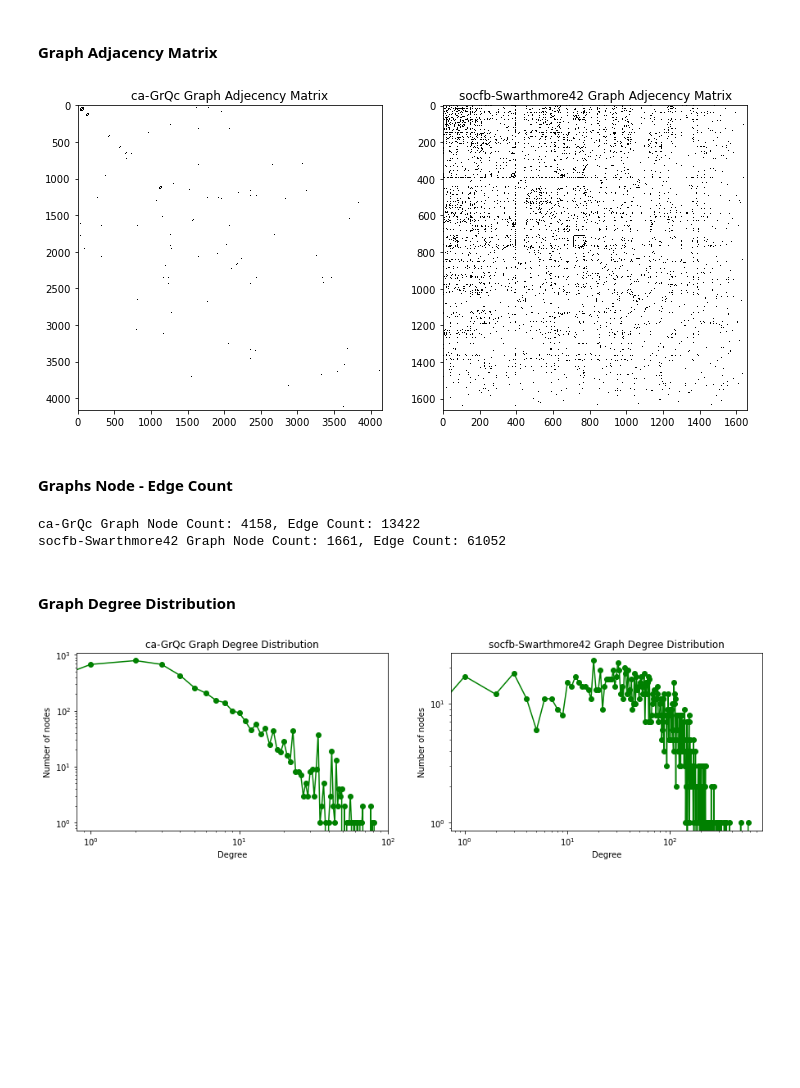
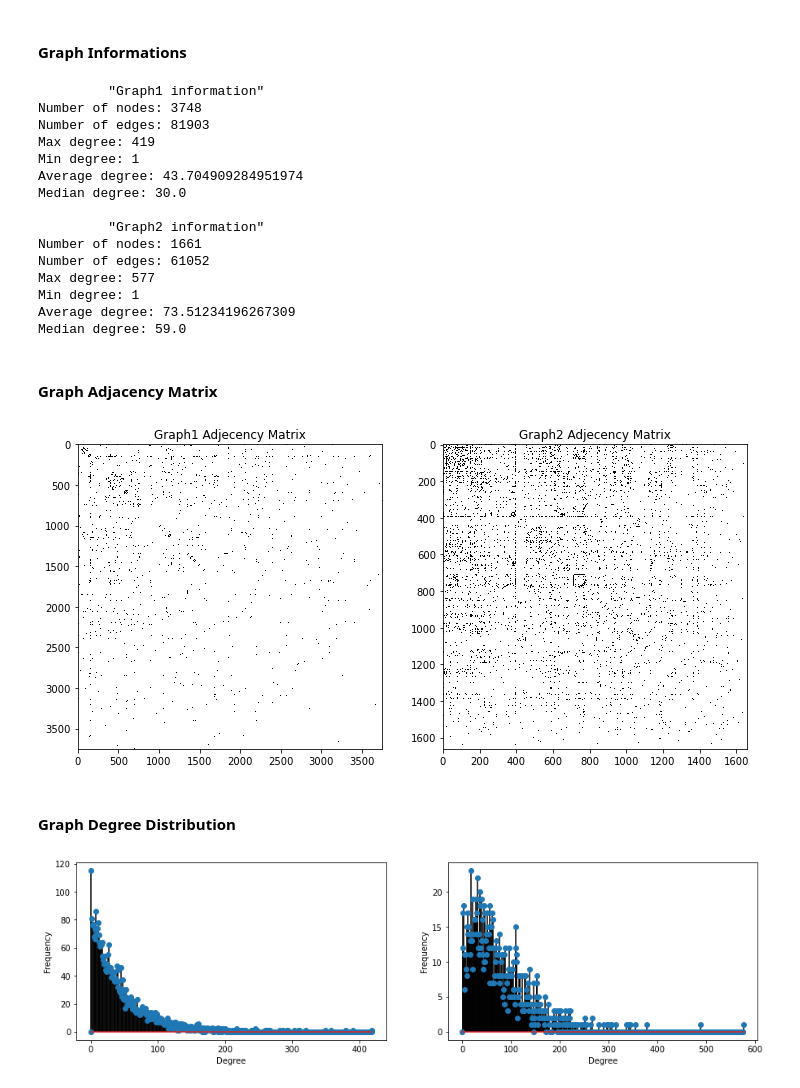
Before and after one commit to metinmertakcay/GT_Final, a Jupyter notebook: GraphTheoryFinal.ipynb, the cells around one changed output. Cells and saved outputs as stored; diff of their text form; code cells hidden in the pictures; blank space fills up the shorter version.

Commit message:
node degree distribution

```diff
--- a/GraphTheoryFinal.ipynb
+++ b/GraphTheoryFinal.ipynb
@@ -5,7 +8,7 @@ import numpy as np
 
 %matplotlib inline
 # %%
-source1 = 'dataset/ca-GrQc.txt'
+source1 = 'dataset/socfb-Mich67.txt'
 source2 = 'dataset/socfb-Swarthmore42.txt'
 # %%
 # This function is used for reading the data and creating the graph.
@@ -47,0 +28,2 @@ plot_graph(G2)
+# %% [markdown]
+#### Graph Informations
@@ -48,3 +43,25 @@ plot_graph(G2)
+# %%
+print('\t "Graph1 information" ')
+print_graph_info(G1)
+print()
+print('\t "Graph2 information" ')
+print_graph_info(G2)
+# %% [output]
+         "Graph1 information"
+Number of nodes: 3748
+Number of edges: 81903
+Max degree: 419
+Min degree: 1
+Average degree: 43.704909284951974
+Median degree: 30.0
+
+         "Graph2 information"
+Number of nodes: 1661
+Number of edges: 61052
+Max degree: 577
+Min degree: 1
+Average degree: 73.51234196267309
+Median degree: 59.0
 # %% [markdown]
 #### Graph Adjacency Matrix
 # %%
@@ -59,29 +76,19 @@ def show_adjacency_matrix(G, ax, title):
     ax.imshow(A, cmap="Greys", interpolation="none")
 # %%
 fig, (ax1, ax2) = plt.subplots(1, 2, figsize=(12, 12))
-show_adjacency_matrix(G1, ax1, 'ca-GrQc Graph Adjecency Matrix')
-show_adjacency_matrix(G2, ax2, 'socfb-Swarthmore42 Graph Adjecency Matrix')
+show_adjacency_matrix(G1, ax1, 'Graph1 Adjecency Matrix')
+show_adjacency_matrix(G2, ax2, 'Graph2 Adjecency Matrix')
 # %% [output]
-[figure, old version]
+[figure, new version]
-# %% [markdown]
-#### Graphs Node - Edge Count
-# %%
-print('ca-GrQc Graph Node Count: {}, Edge Count: {}'.format(G1.number_of_nodes(), G1.number_of_edges()))
-print('socfb-Swarthmore42 Graph Node Count: {}, Edge Count: {}'.format(G2.number_of_nodes(), G2.number_of_edges()))
-# %% [output]
-ca-GrQc Graph Node Count: 4158, Edge Count: 13422
-socfb-Swarthmore42 Graph Node Count: 1661, Edge Count: 61052
 # %% [markdown]
 #### Graph Degree Distribution
 # %%
 # This function is used to plot degree distribution
 # G: Graph
-# ax: for show adjacency matrix
+# ax: for show
 # title: title of the degree distribution
 def plot_degree_dist(G, ax, title):
-    degree_frequency = nx.degree_histogram(G)
-    degrees = range(len(degree_frequency))
-    ax.loglog(degrees[:], degree_frequency[:], 'go-')
-    ax.set_title(title)
-    ax.set_xlabel('Degree')
-    ax.set_ylabel('Number of nodes')
+    dfreq = np.array(nx.degree_histogram(G)).astype('float')
+    ax.stem(dfreq, linefmt ='black', use_line_collection = True)
+    ax.set_xlabel("Degree")
+    ax.set_ylabel("Frequency")
@@ -88,6 +108,6 @@ def plot_degree_dist(G, ax, title):
 # %%
 fig, (ax1, ax2) = plt.subplots(1, 2, figsize=(15, 4))
-plot_degree_dist(G1, ax1, 'ca-GrQc Graph Degree Distribution')
-plot_degree_dist(G2, ax2, 'socfb-Swarthmore42 Graph Degree Distribution')
+plot_degree_dist(G1, ax1, 'Graph1 Degree Distribution')
+plot_degree_dist(G2, ax2, 'Graph2 Degree Distribution')
 # %% [output]
-[figure, old version]
+[figure, new version]
```
Also changed, not shown: parts of 9 cells of this notebook.
